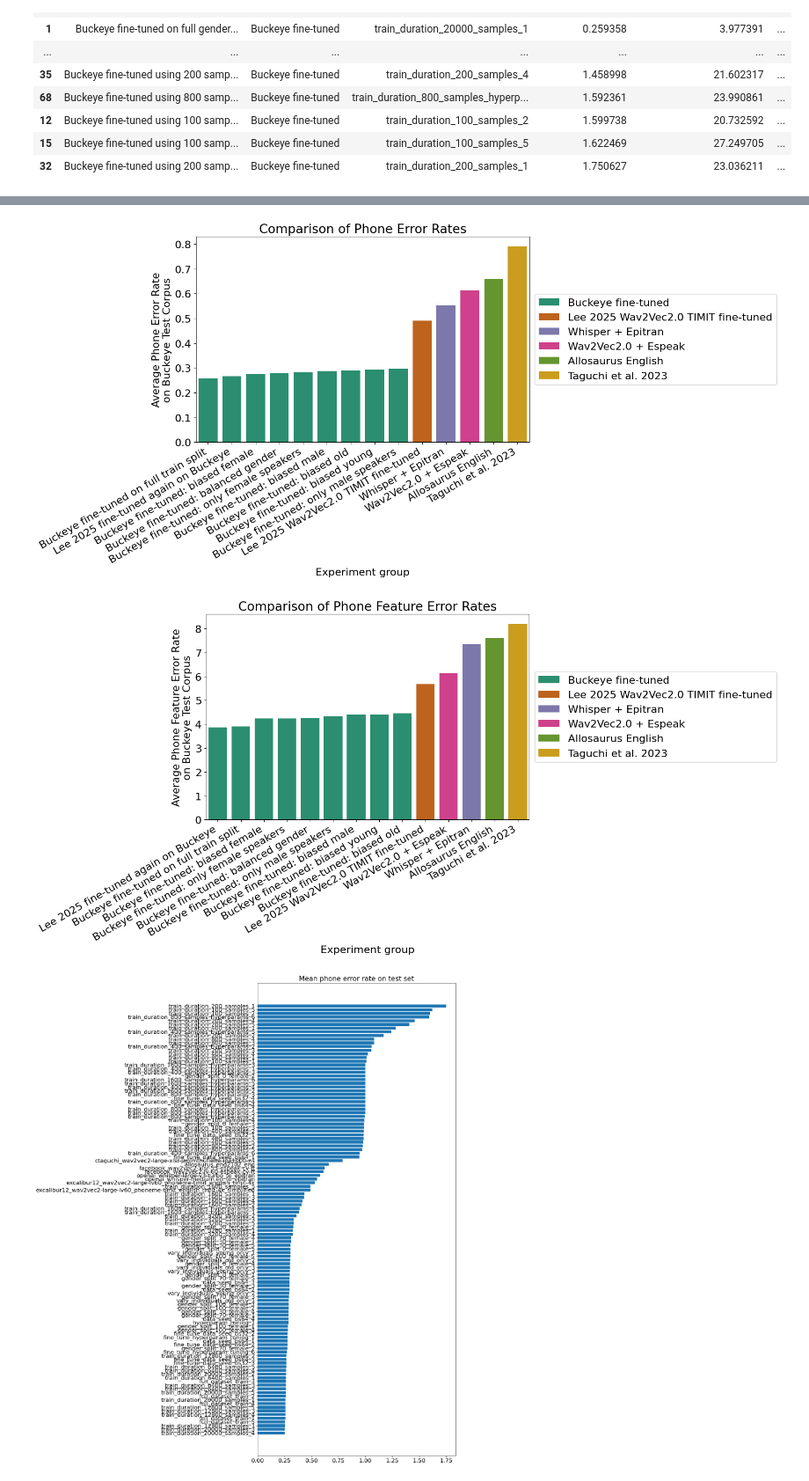
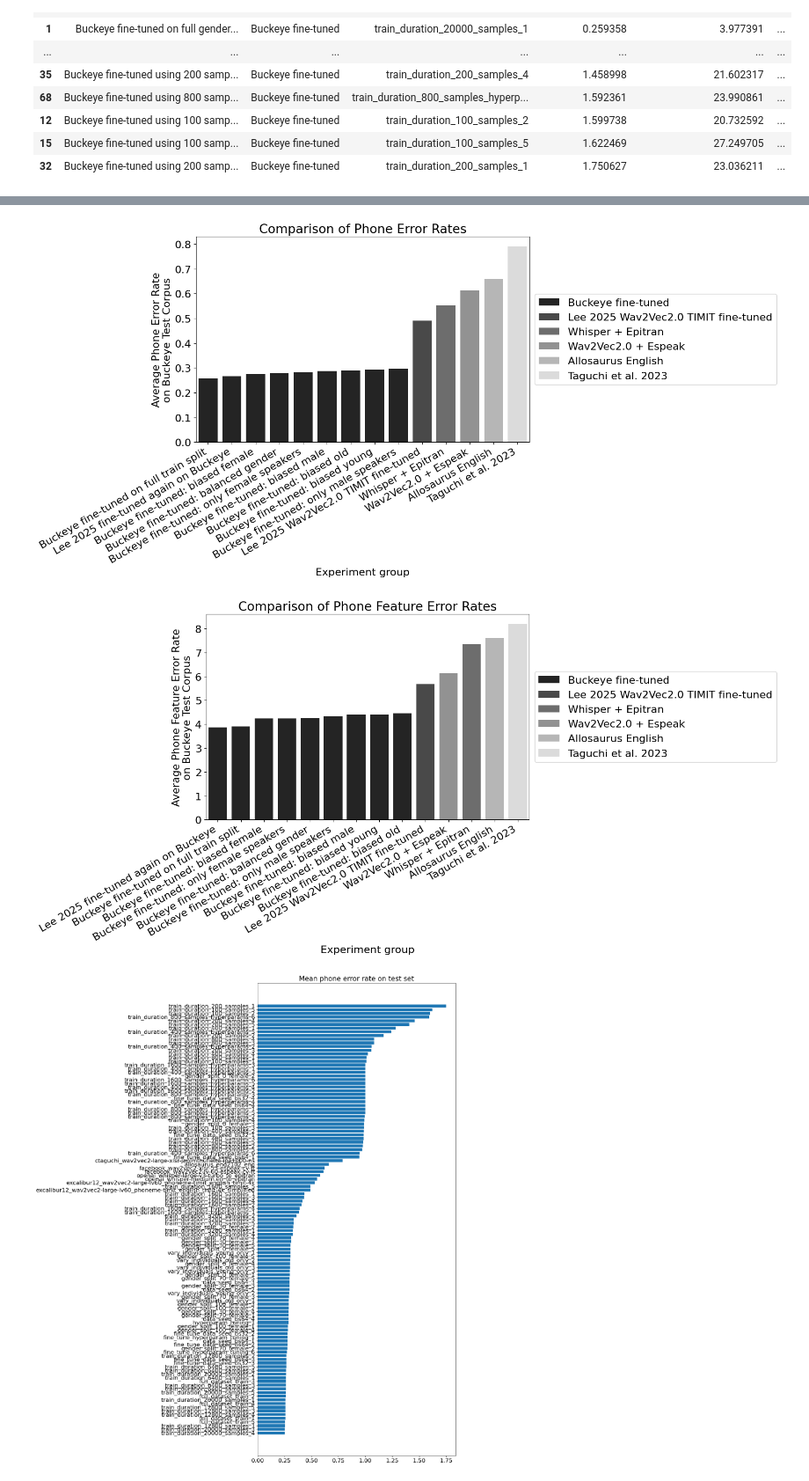
Before and after one commit to UMassCDS/wav2ipa, a Jupyter notebook: notebooks/amp_presentation/amp_evaluation_analysis.ipynb, the cells around one changed output, grey strips where cells are left out. Shown: that part at 88% size. Cells and saved outputs as stored; diff of their text form; code cells hidden in the pictures.

```diff
--- a/notebooks/amp_presentation/amp_evaluation_analysis.ipynb
+++ b/notebooks/amp_presentation/amp_evaluation_analysis.ipynb
@@ -16,7 +16,8 @@ import matplotlib.pyplot as plt
 import pandas as pd
 import seaborn as sns
 
-sns.color_palette("colorblind")
+PALETTE = "gist_gray"
+sns.color_palette(PALETTE)
 font = {"size": 16}
 matplotlib.rc("font", **font)
 plt.rcParams["figure.figsize"] = (12, 12)
@@ -310,7 +311,7 @@ g = sns.barplot(
     x=exp_group_display_key,
     y="phone_error_rates",
     hue="Model source",
-    palette="Dark2",
+    palette=PALETTE,
 )
 g.set_xticklabels(g.get_xticklabels(), rotation=30, horizontalalignment="right")
 g.set_title("Comparison of Phone Error Rates")
@@ -318,36 +319,36 @@ g.set_ylabel("Average Phone Error Rate\non Buckeye Test Corpus")
 plt.legend(bbox_to_anchor=(1.0, 0.5), loc="center left")
 plt.tight_layout()
 # %% [output]
-[figure, old version]
+[figure, new version]
 # %%
 # Compare the average phone feature error rate for the best model in each group, but exclude 'train duration' experiments
 best_models_no_train_duration = best_experiment_in_group[
     ~best_experiment_in_group["experiment_label"].str.startswith("train_duration")
 ]
 # Get unique experiment groups sorted by their mean phone_feature_error_rates
 ordered_groups = (
     best_models_no_train_duration.groupby(exp_group_display_key)["phone_feature_error_rates"]
     .mean()
     .sort_values()
     .index
 )
 
 plt.figure(figsize=(16, 8))
 g = sns.barplot(
     data=best_models_no_train_duration,
     x=exp_group_display_key,
     y="phone_feature_error_rates",
     hue="Model source",
-    palette="Dark2",
+    palette=PALETTE,
     order=ordered_groups,  # Add this line to sort the bars
 )
 g.set_xticklabels(g.get_xticklabels(), rotation=30, horizontalalignment="right")
 g.set_title("Comparison of Phone Feature Error Rates")
 g.set_ylabel("Average Phone Feature Error Rate\non Buckeye Test Corpus")
 plt.legend(bbox_to_anchor=(1.0, 0.5), loc="center left")
 plt.tight_layout()
 # %% [output]
-[figure, old version]
+[figure, new version]
 # %%
 # Average phone error rate on test set samples for each model we trained
 fig, ax = plt.subplots(figsize=(10, 24)) # Change the height here
```
Also changed, not shown: parts of 4 cells of this notebook, 2 other files.
